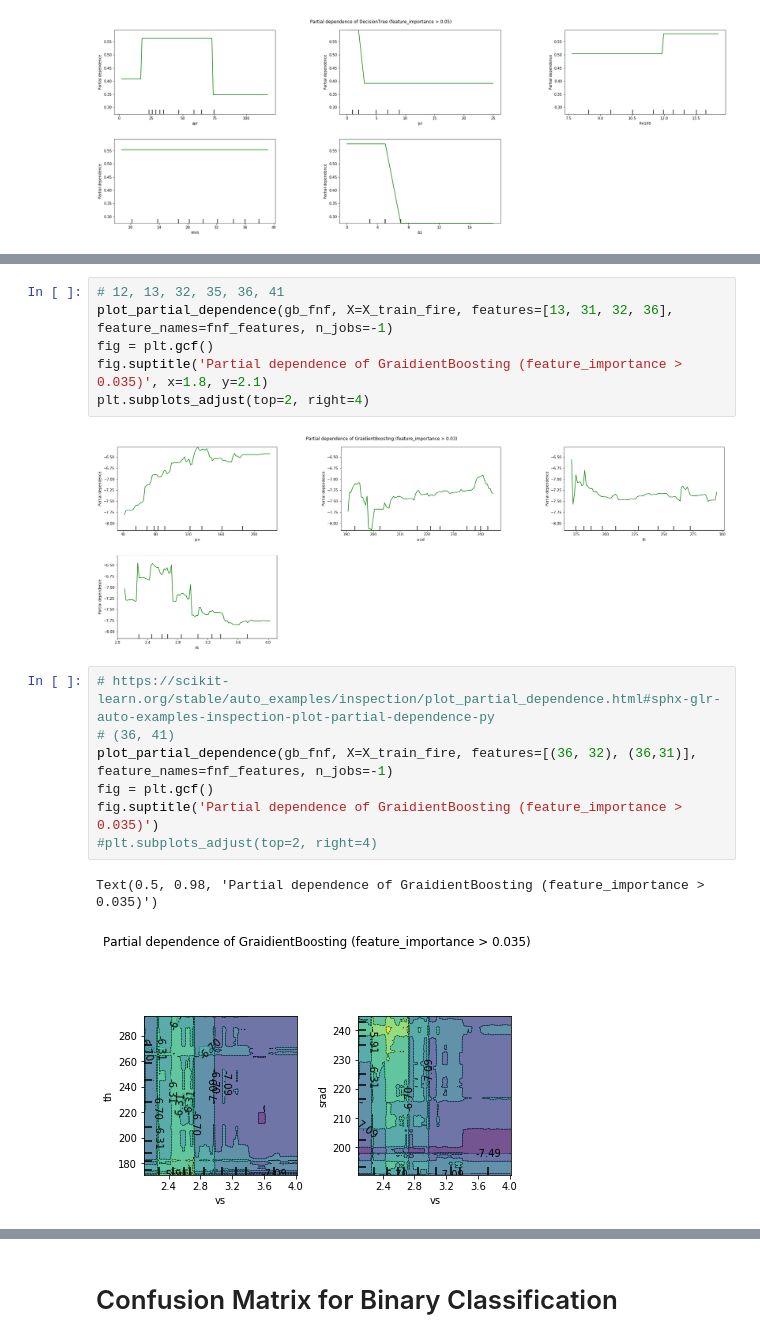
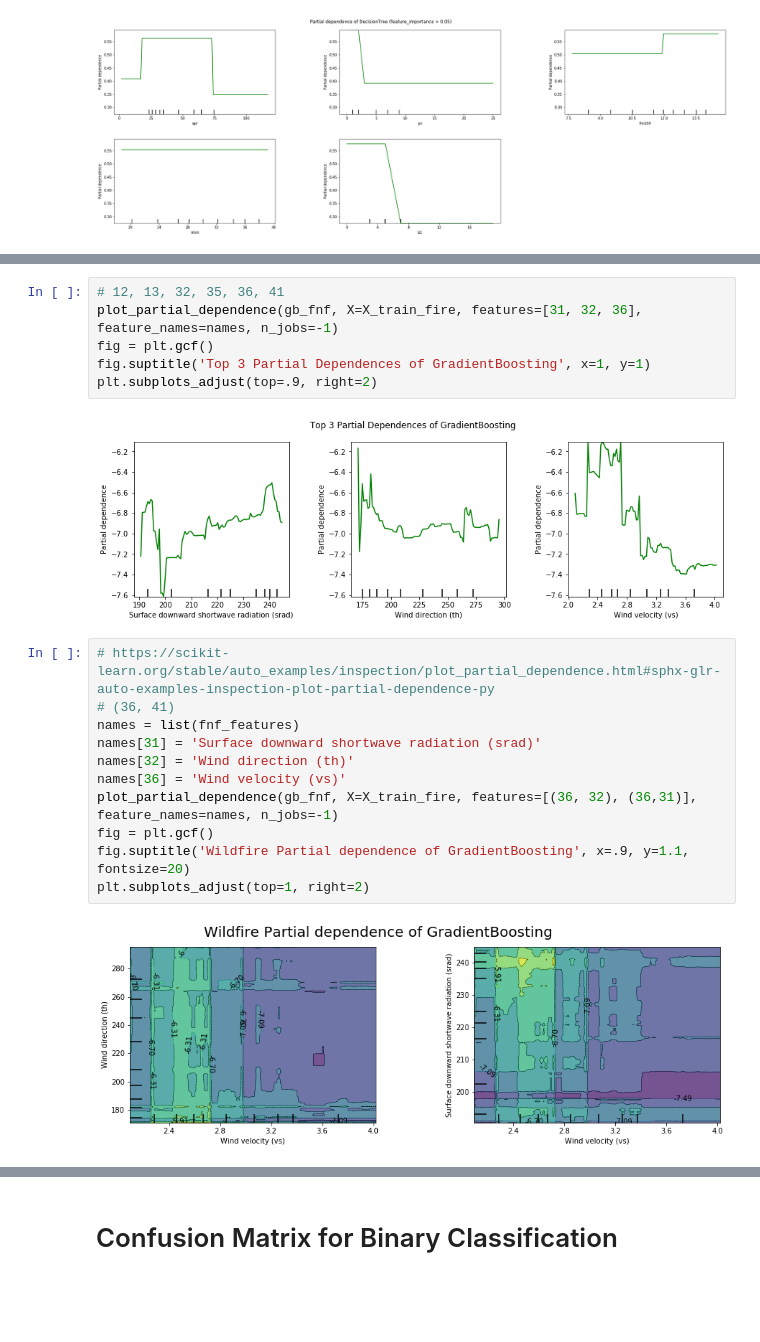
Before and after one commit to Davidloku1234567/CS221Project, a Jupyter notebook: fancierClassifier/Classification Bundle.ipynb, the cells around one changed output, grey strips where cells are left out. Drawn from its saved outputs; the diff is of its cells as text; blank space fills up the shorter version.

```diff
--- a/fancierClassifier/Classification Bundle.ipynb
+++ b/fancierClassifier/Classification Bundle.ipynb
@@ -299,19 +326,22 @@ Text(0.5, 0.98, 'Partial dependence of RandomForest (feature_importance > 0.04)'
 # %%
 # 12, 13, 32, 35, 36, 41
-plot_partial_dependence(gb_fnf, X=X_train_fire, features=[13, 31, 32, 36], feature_names=fnf_features, n_jobs=-1)
+plot_partial_dependence(gb_fnf, X=X_train_fire, features=[31, 32, 36], feature_names=names, n_jobs=-1)
 fig = plt.gcf()
-fig.suptitle('Partial dependence of GraidientBoosting (feature_importance > 0.035)', x=1.8, y=2.1)
-plt.subplots_adjust(top=2, right=4)
+fig.suptitle('Top 3 Partial Dependences of GradientBoosting', x=1, y=1)
+plt.subplots_adjust(top=.9, right=2)
 # %% [output]
-[figure, old version]
+[figure, new version]
 # %%
 # https://scikit-learn.org/stable/auto_examples/inspection/plot_partial_dependence.html#sphx-glr-auto-examples-inspection-plot-partial-dependence-py
 # (36, 41)
-plot_partial_dependence(gb_fnf, X=X_train_fire, features=[(36, 32), (36,31)], feature_names=fnf_features, n_jobs=-1)
+names = list(fnf_features)
+names[31] = 'Surface downward shortwave radiation (srad)'
+names[32] = 'Wind direction (th)'
+names[36] = 'Wind velocity (vs)'
+plot_partial_dependence(gb_fnf, X=X_train_fire, features=[(36, 32), (36,31)], feature_names=names, n_jobs=-1)
 fig = plt.gcf()
-fig.suptitle('Partial dependence of GraidientBoosting (feature_importance > 0.035)')
-#plt.subplots_adjust(top=2, right=4)
+fig.suptitle('Wildfire Partial dependence of GradientBoosting', x=.9, y=1.1, fontsize=20)
+plt.subplots_adjust(top=1, right=2)
 # %% [output]
-Text(0.5, 0.98, 'Partial dependence of GraidientBoosting (feature_importance > 0.035)')
-[figure, old version]
+[figure, new version]
 # %%
```
Also changed, not shown: parts of 21 cells of this notebook.
